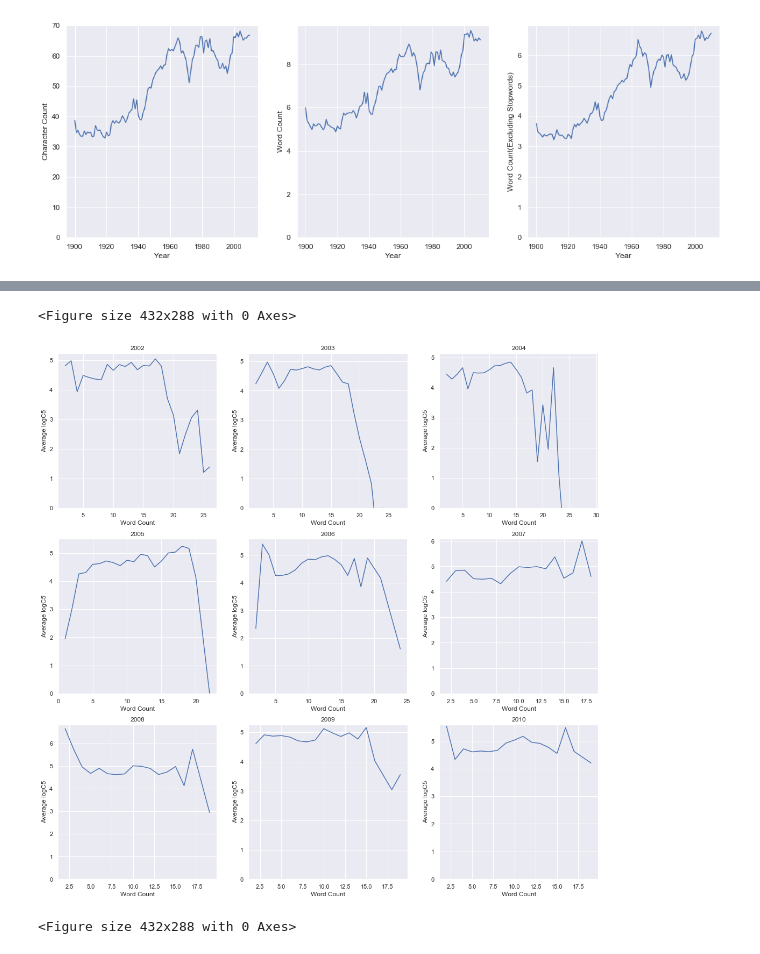
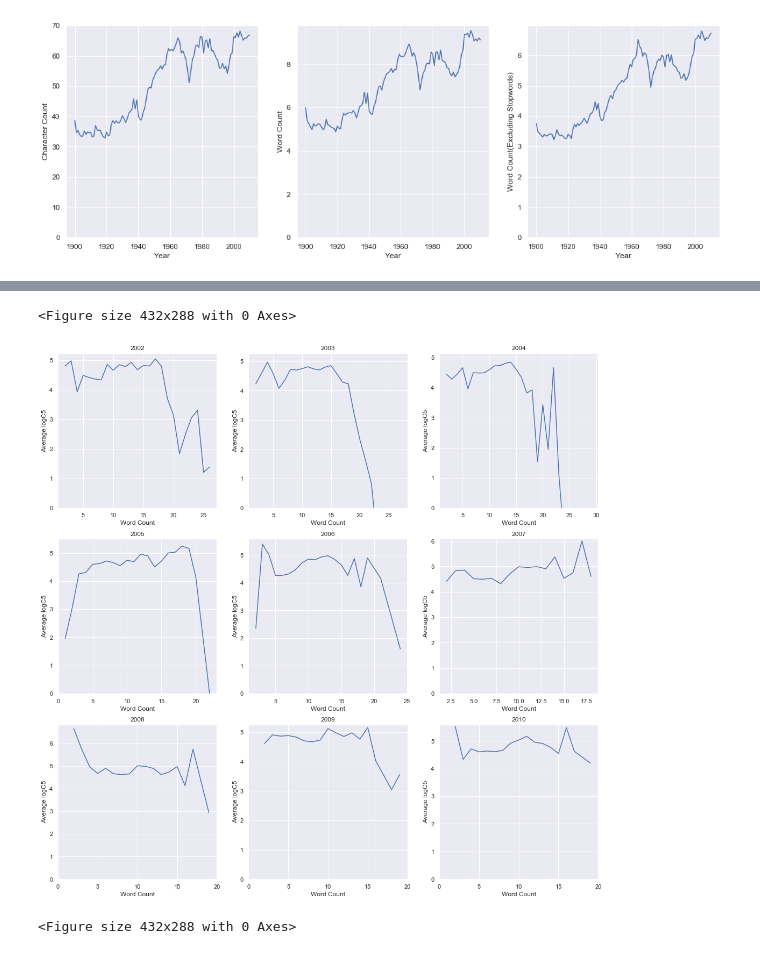
Before and after one commit to srjit/science-of-genius-title-impact, a Jupyter notebook: src/story/5. Nature.ipynb, the cells around one changed output, grey strips where cells are left out. Saved outputs shown, nothing was run; the diff lists cells and outputs as text; code cells hidden in the pictures.

```diff
--- a/src/story/5. Nature.ipynb
+++ b/src/story/5. Nature.ipynb
@@ -164,36 +263,42 @@ ax7 = f1.add_subplot(337)
 ax7.plot(grouped_avgs[6]['word_count'],
          grouped_avgs[6]['avg_log_c5'])
 ax7.set_ylim(ymin=0)
+ax7.xaxis.set_ticks(np.arange(0, 25, 5))
+
 ax7.set_xlabel("Word Count")
 ax7.set_ylabel("Average logC5")
 ax7.set_title("2008")
 
 
 ax8 = f1.add_subplot(338)
 ax8.plot(grouped_avgs[7]['word_count'],
          grouped_avgs[7]['avg_log_c5'])
 ax8.set_ylim(ymin=0)
+ax8.xaxis.set_ticks(np.arange(0, 25, 5))
+
 ax8.set_xlabel("Word Count")
 ax8.set_ylabel("Average logC5")
 ax8.set_title("2009")
 
 
 
 ax9 = f1.add_subplot(339)
 ax9.plot(grouped_avgs[8]['word_count'],
           grouped_avgs[8]['avg_log_c5'])
 ax9.set_ylim(ymin=0)
+ax9.xaxis.set_ticks(np.arange(0, 25, 5))
+
 ax9.set_xlabel("Word Count")
 ax9.set_ylabel("Average logC5")
 ax9.set_title("2010")
 
 
 
 
 plt.show()
 # %% [output]
 <Figure size 432x288 with 0 Axes>
-[figure, old version]
+[figure, new version]
 # %%
 # What is the variation of log citation counts over a period of 9 years -> from 2002 - 2010  with the variation in
 # cleaned word count
```
Also changed, not shown: parts of 6 cells of this notebook, 3 other files.
